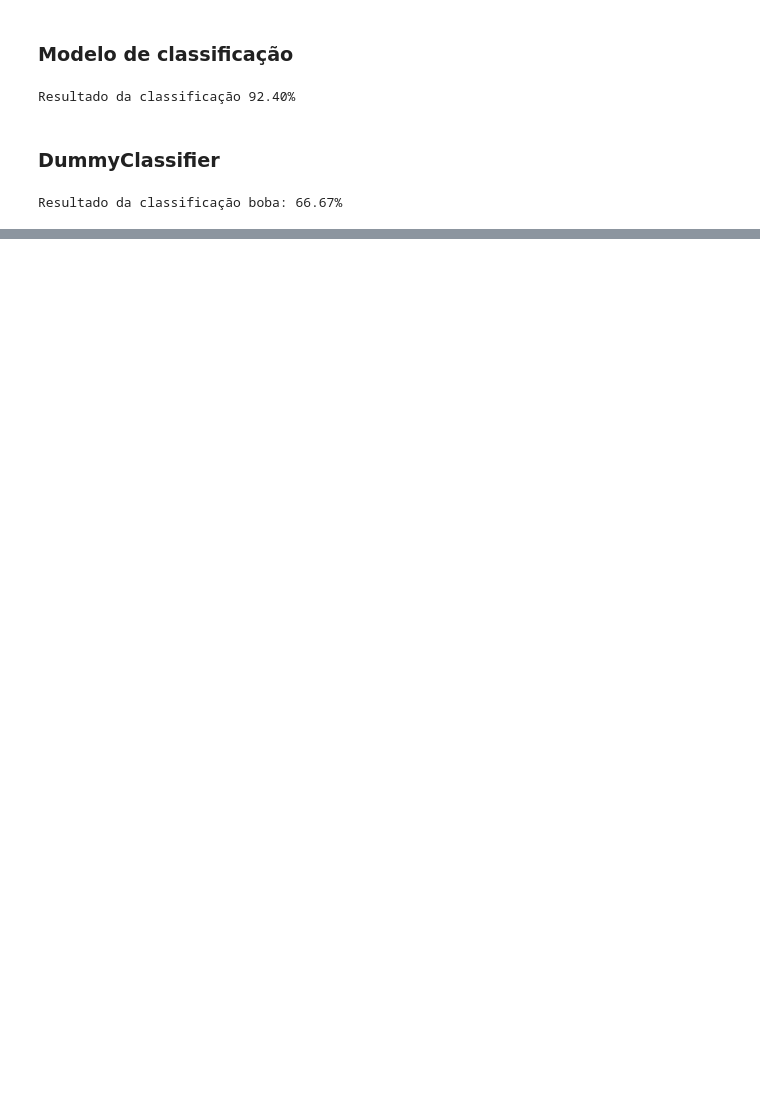
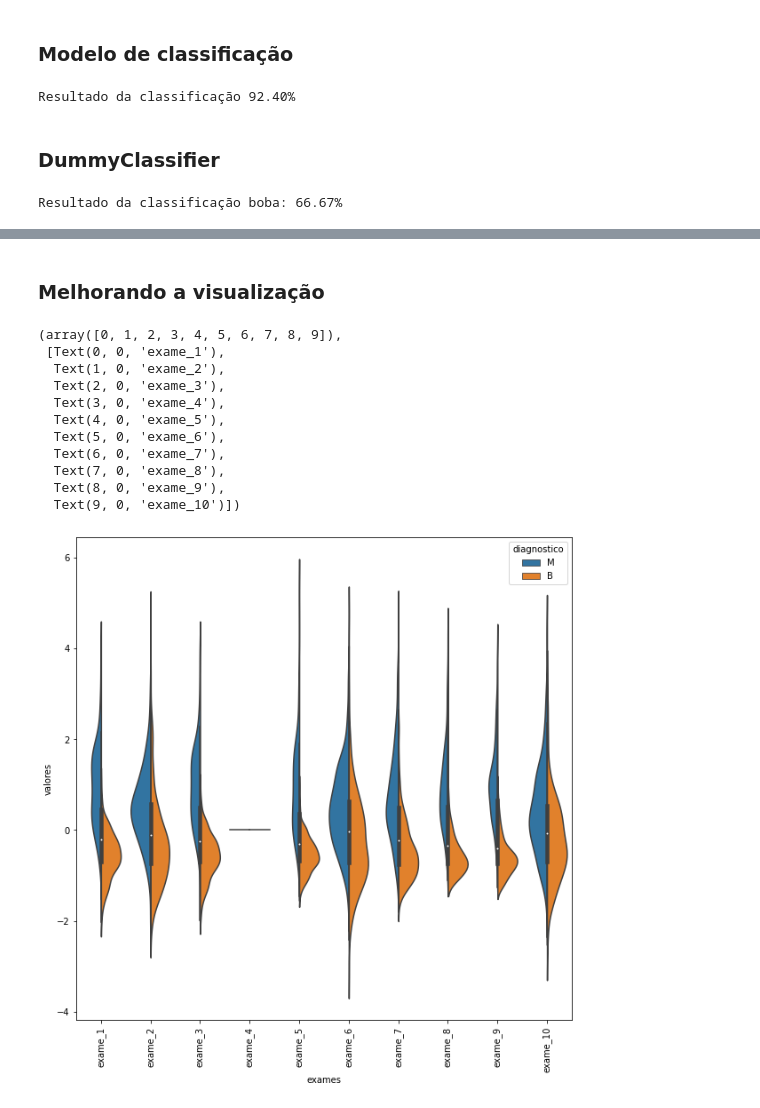
Before and after one commit to MM-coder-bit/Machine-Learning-Varias-Dimensoes, a Jupyter notebook: Colab/ML para detectar cancer.ipynb, the cells around one changed output, grey strips where cells are left out. Drawn from its saved outputs; the diff is of its cells as text; code cells hidden in the pictures; blank space fills up the shorter version.

```diff
--- a/Colab/ML para detectar cancer.ipynb
+++ b/Colab/ML para detectar cancer.ipynb
@@ -114,0 +167,38 @@ Resultado da classificação boba: 66.67%
+# %% [markdown]
+### Melhorando a visualização
+# %%
+import seaborn as sns
+import matplotlib.pyplot as plt
+from sklearn.preprocessing import StandardScaler
+
+padronizador = StandardScaler()
+padronizador.fit(valores_exames_v1)
+valores_exames_v2 = padronizador.transform(valores_exames_v1)
+valores_exames_v2 = pd.DataFrame(data = valores_exames_v2,
+                                columns = valores_exames_v1.keys())
+
+dados_plot = pd.concat([diagnostico, valores_exames_v2.iloc[:,0:10]], axis = 1)
+dados_plot = pd.melt(dados_plot, id_vars="diagnostico",
+                 var_name="exames",
+                 value_name="valores")
+
+plt.figure(figsize=(10,10))
+
+sns.violinplot(x = "exames", y = "valores",
+               hue = "diagnostico", data = dados_plot,
+              split = True)
+
+plt.xticks(rotation = 90)
+# %% [output]
+(array([0, 1, 2, 3, 4, 5, 6, 7, 8, 9]),
+ [Text(0, 0, 'exame_1'),
+  Text(1, 0, 'exame_2'),
+  Text(2, 0, 'exame_3'),
+  Text(3, 0, 'exame_4'),
+  Text(4, 0, 'exame_5'),
+  Text(5, 0, 'exame_6'),
+  Text(6, 0, 'exame_7'),
+  Text(7, 0, 'exame_8'),
+  Text(8, 0, 'exame_9'),
+  Text(9, 0, 'exame_10')])
+[figure, added]
```
Also changed, not shown: parts of 11 cells of this notebook, 1 other file.
